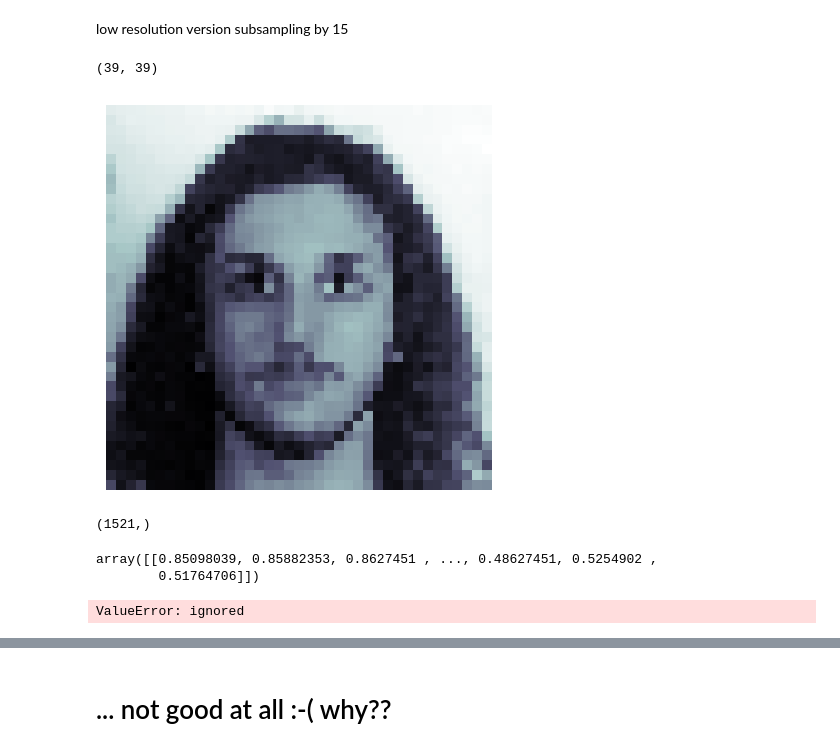
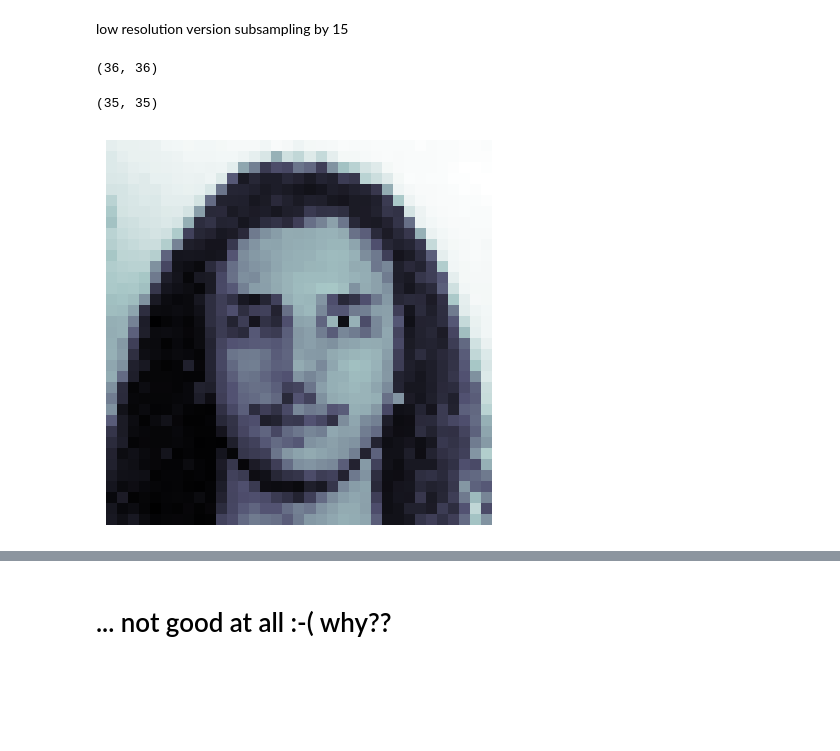
Before and after one commit to savimhl/MLPNS, a Jupyter notebook: superresolve_aenc_faces.ipynb, the cells around one changed output, grey strips where cells are left out. Drawn from its saved outputs; the diff is of its cells as text; code cells hidden in the pictures; blank space fills up the shorter version.

```diff
--- a/superresolve_aenc_faces.ipynb
+++ b/superresolve_aenc_faces.ipynb
@@ -393,27 +371,19 @@ np_im.shape, np.prod(np_im.shape[1:])
 low resolution version
 subsampling by 15
 # %%
-np_im_me = np_im[::10,::10,1]
+np_im_me = np_im[::11,::11,1]
 np_im_me.shape
 # %% [output]
-(39, 39)
+(36, 36)
+# %%
+np_im_me2 = np_im_me[0:35,0:35]
+np_im_me2.shape
+# %% [output]
+(35, 35)
 # %%
 
-pl.imshow(np_im_me, cmap="bone")
+pl.imshow(np_im_me2, cmap="bone")
 pl.axis('off');
 # %% [output]
-[figure, old version]
+[figure, new version]
-# %%
-np_im_me.flatten().shape
-# %% [output]
-(1521,)
-# %%
-np.array([np_im_me.flatten()]).shape
-# %% [output]
-array([[0.85098039, 0.85882353, 0.8627451 , ..., 0.48627451, 0.5254902 ,
-        0.51764706]])
-# %%
-np.array([np_im_me.flatten()]).reshape(70,70).shape
-# %% [output]
-ValueError: ignored
 # %%
```
Also changed, not shown: parts of 19 cells of this notebook.
